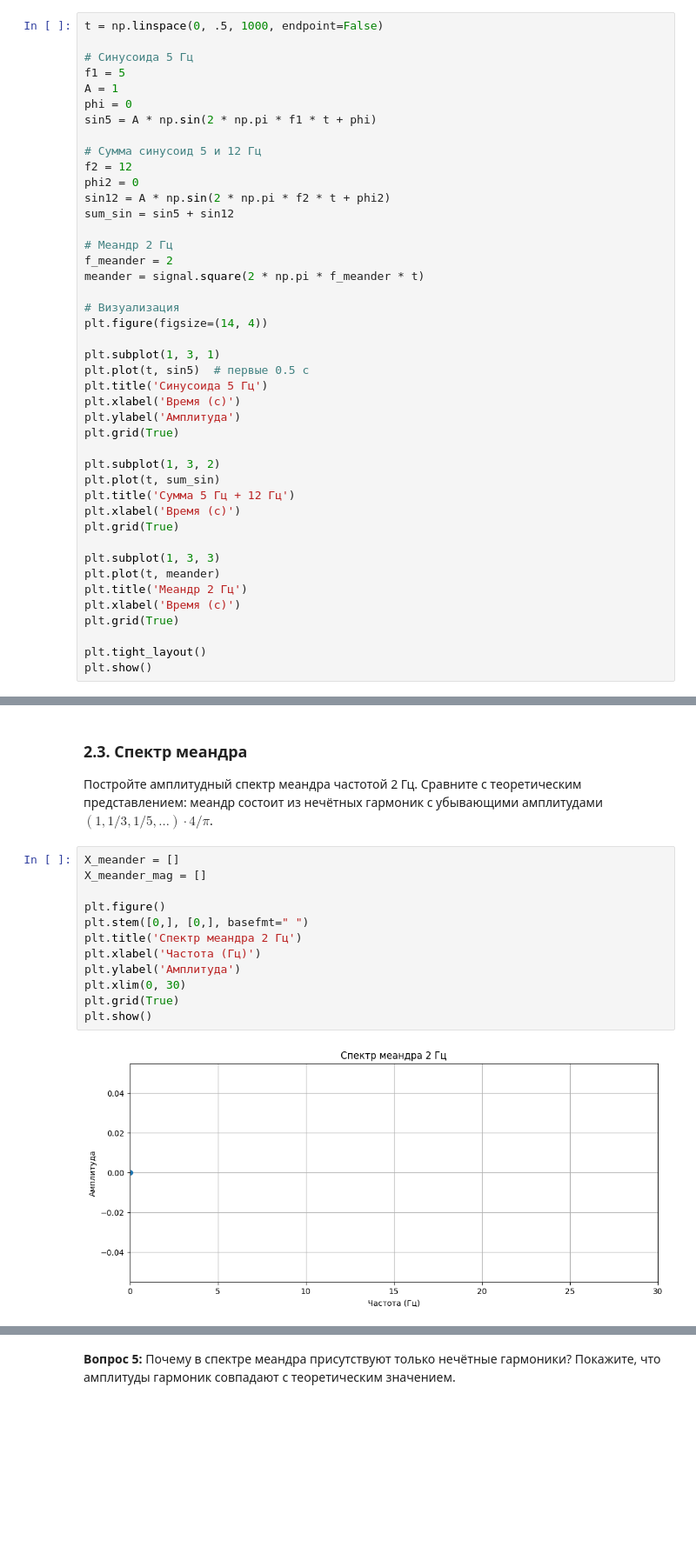
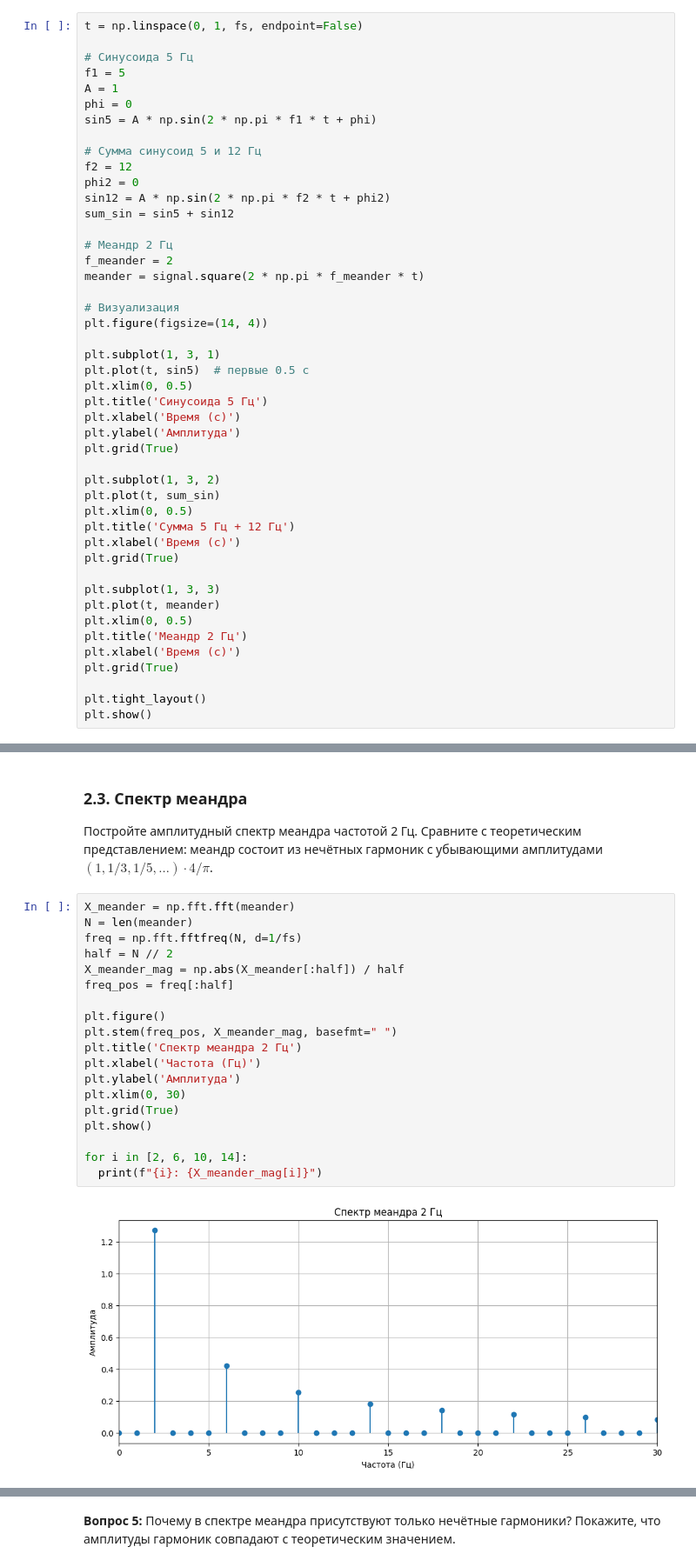
Before and after one commit to korzhimanov/dsp-seminars, a Jupyter notebook: seminars/1.ipynb, the cells around one changed output, grey strips where cells are left out. Shown at 87% size. Saved outputs shown, nothing was run; the diff lists cells and outputs as text; blank space fills up the shorter version.

```diff
--- a/seminars/1.ipynb
+++ b/seminars/1.ipynb
@@ -55,7 +55,7 @@ print(f"Шаг дискретизации (период): {1/fs} с")
 
 Для каждого сигнала постройте график временной зависимости (первые 0.5 секунды).
 # %%
-t = np.linspace(0, .5, 1000, endpoint=False)
+t = np.linspace(0, 1, fs, endpoint=False)
 
 # Синусоида 5 Гц
 f1 = 5
@@ -78,6 +78,7 @@ plt.figure(figsize=(14, 4))
 
 plt.subplot(1, 3, 1)
 plt.plot(t, sin5)  # первые 0.5 с
+plt.xlim(0, 0.5)
 plt.title('Синусоида 5 Гц')
 plt.xlabel('Время (с)')
 plt.ylabel('Амплитуда')
@@ -85,12 +86,14 @@ plt.grid(True)
 
 plt.subplot(1, 3, 2)
 plt.plot(t, sum_sin)
+plt.xlim(0, 0.5)
 plt.title('Сумма 5 Гц + 12 Гц')
 plt.xlabel('Время (с)')
 plt.grid(True)
 
 plt.subplot(1, 3, 3)
 plt.plot(t, meander)
+plt.xlim(0, 0.5)
 plt.title('Меандр 2 Гц')
 plt.xlabel('Время (с)')
 plt.grid(True)
@@ -162,16 +170,23 @@ plt.show()
 
 Постройте амплитудный спектр меандра частотой 2 Гц. Сравните с теоретическим представлением: меандр состоит из нечётных гармоник с убывающими амплитудами $(1, 1/3, 1/5,\dots)\cdot 4/\pi$.
 # %%
-X_meander = []
-X_meander_mag = []
+X_meander = np.fft.fft(meander)
+N = len(meander)
+freq = np.fft.fftfreq(N, d=1/fs)
+half = N // 2
+X_meander_mag = np.abs(X_meander[:half]) / half
+freq_pos = freq[:half]
 
 plt.figure()
-plt.stem([0,], [0,], basefmt=" ")
+plt.stem(freq_pos, X_meander_mag, basefmt=" ")
 plt.title('Спектр меандра 2 Гц')
 plt.xlabel('Частота (Гц)')
 plt.ylabel('Амплитуда')
 plt.xlim(0, 30)
 plt.grid(True)
 plt.show()
+
+for i in [2, 6, 10, 14]:
+  print(f"{i}: {X_meander_mag[i]}")
 # %% [output]
-[figure, old version]
+[figure, new version]
```
Also changed, not shown: parts of 8 cells of this notebook.
